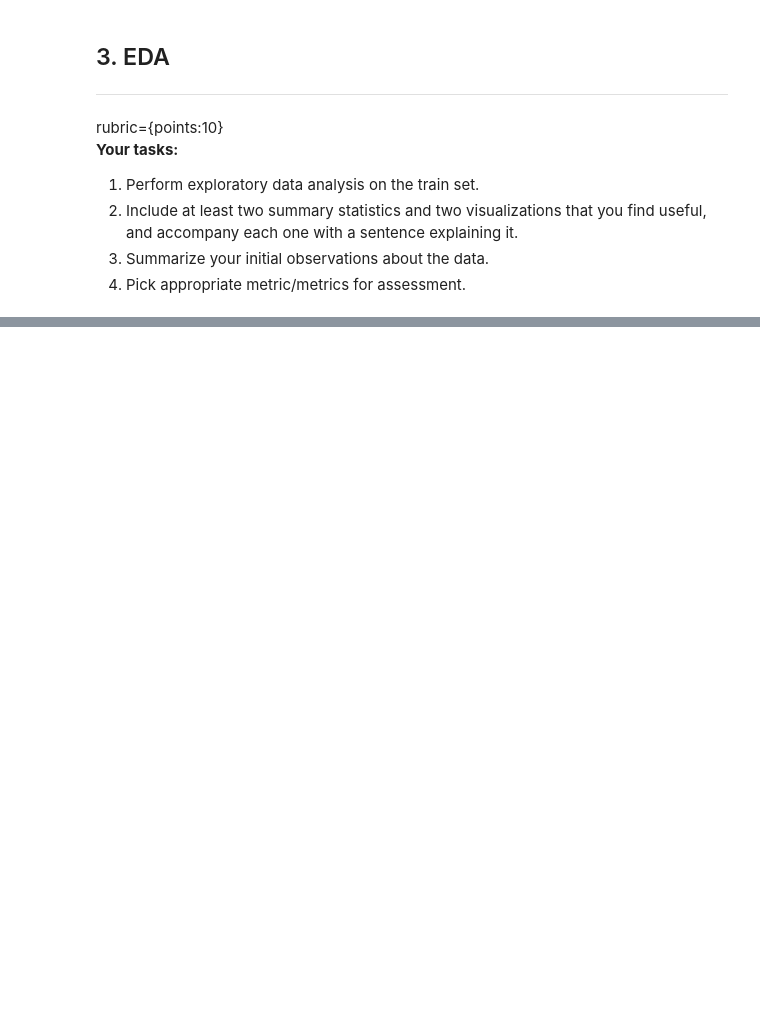
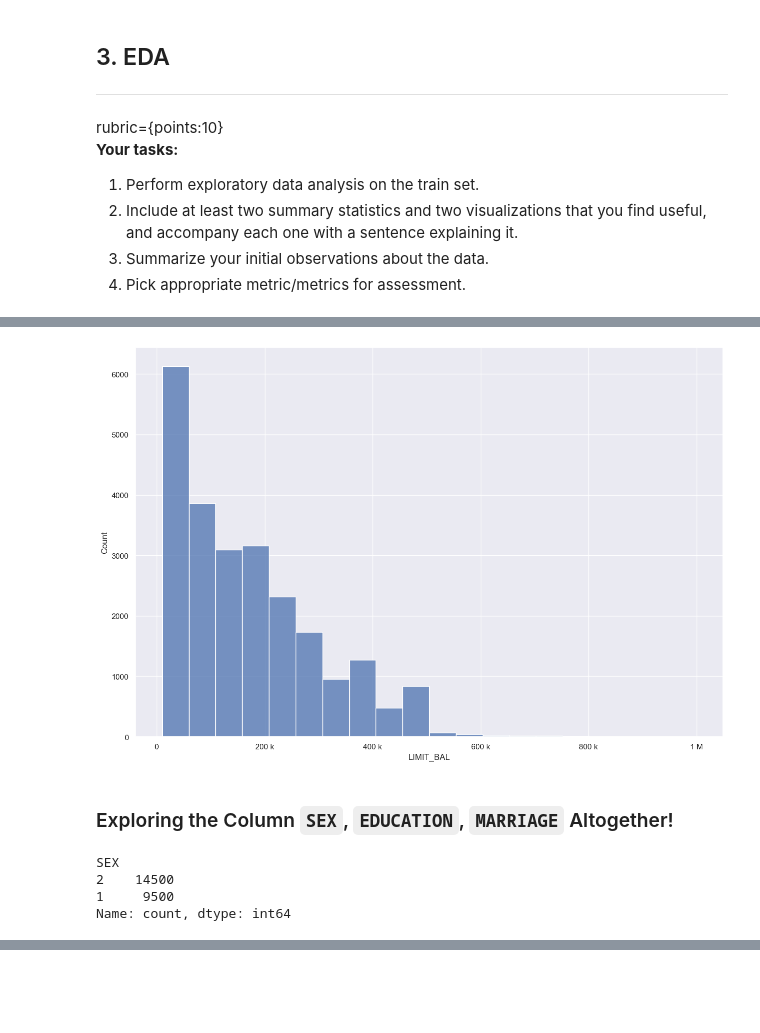
Before and after one commit to harshalk612/ML-Assigment, a Jupyter notebook: Basic HW/hw6/hw6.ipynb, the cells around one changed output, grey strips where cells are left out. Cells and saved outputs as stored; diff of their text form; code cells hidden in the pictures; blank space fills up the shorter version.

```diff
--- a/Basic HW/hw6/hw6.ipynb
+++ b/Basic HW/hw6/hw6.ipynb
@@ -99,0 +150,3 @@ For this problem, you will use [Default of Credit Card Clients Dataset](https://
+# %%
+cc_data = pd.read_csv("UCI_Credit_Card.csv")
+cc_data.head()
@@ -99,0 +163,2 @@ For this problem, you will use [Default of Credit Card Clients Dataset](https://
+# %%
+cc_data.rename(columns={"default.payment.next.month":"Default","PAY_0":"PAY_1"},inplace=True)
@@ -107,3 +217,5 @@ rubric={points:2}
 **Your tasks:**
 
 1. Split the data into train and test portions.
+# %%
+df_train, df_test = train_test_split(cc_data,test_size=0.20,random_state=612)
@@ -122,0 +293,2 @@ rubric={points:10}
+# %%
+sns.set(style="darkgrid")
@@ -122,0 +313,15 @@ rubric={points:10}
+# %%
+fig, ax = plt.subplots(figsize=(15, 10))
+g = sns.histplot(ax=ax,data=df_train,x="LIMIT_BAL",bins=20)
+ax.xaxis.set_major_formatter(ticker.EngFormatter())
+# %% [output]
+[figure, added]
+# %% [markdown]
+### Exploring the Column `SEX`, `EDUCATION`, `MARRIAGE` Altogether!
+# %%
+df_train["SEX"].value_counts()
+# %% [output]
+SEX
+2    14500
+1     9500
+Name: count, dtype: int64
```
Also changed, not shown: parts of 39 cells of this notebook, 1 other file.
